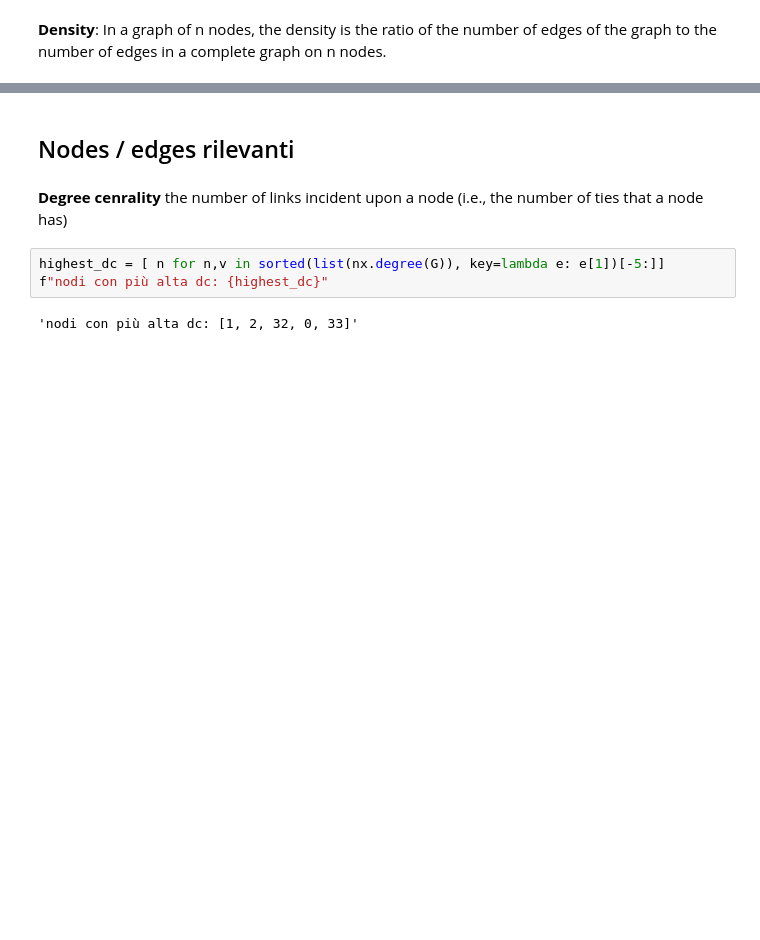
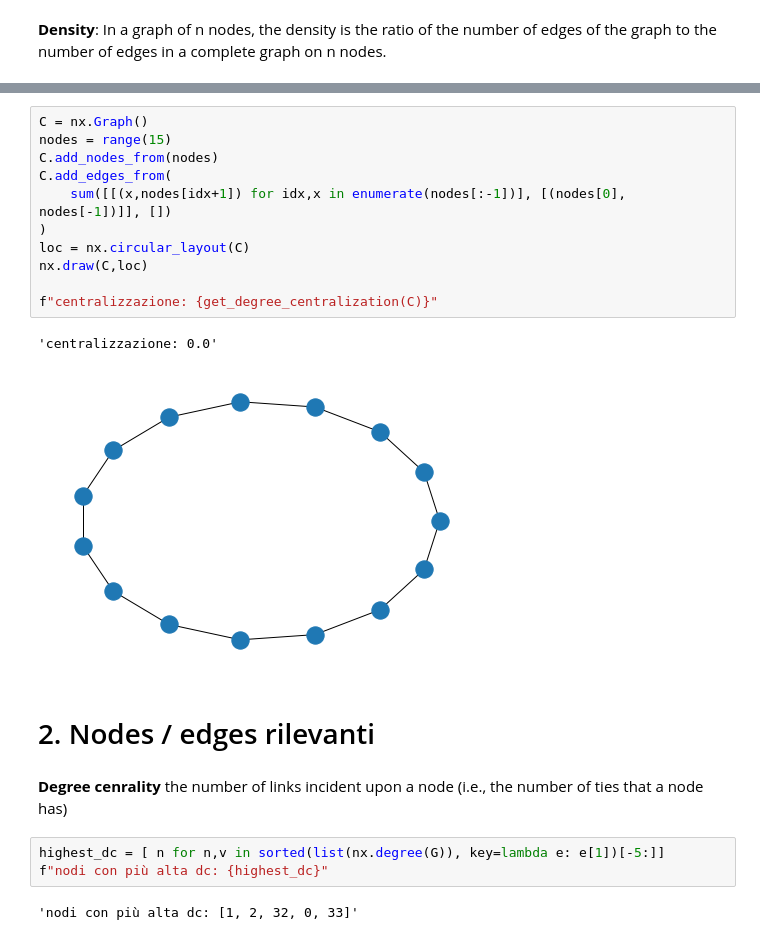
Before and after one commit to alkaest2002/ABGrid, a Jupyter notebook: materials/course 101/zachary karate club.ipynb, the cells around one changed output, grey strips where cells are left out. Cells and saved outputs as stored; diff of their text form; blank space fills up the shorter version.

```diff
--- a/materials/course 101/zachary karate club.ipynb
+++ b/materials/course 101/zachary karate club.ipynb
@@ -133,5 +147,19 @@ data
+# %%
+C = nx.Graph()
+nodes = range(15)
+C.add_nodes_from(nodes)
+C.add_edges_from(
+    sum([[(x,nodes[idx+1]) for idx,x in enumerate(nodes[:-1])], [(nodes[0], nodes[-1])]], [])
+)
+loc = nx.circular_layout(C)
+nx.draw(C,loc)
+
+f"centralizzazione: {get_degree_centralization(C)}"
+# %% [output]
+'centralizzazione: 0.0'
+[figure, added]
 # %% [markdown]
-## Nodes / edges rilevanti
+# 2. Nodes / edges rilevanti
 # %% [markdown]
 <b>Degree cenrality</b> the number of links incident upon a node (i.e., the number of ties that a node has)
 # %%
```
Also changed, not shown: parts of 26 cells of this notebook, 5 other files.
